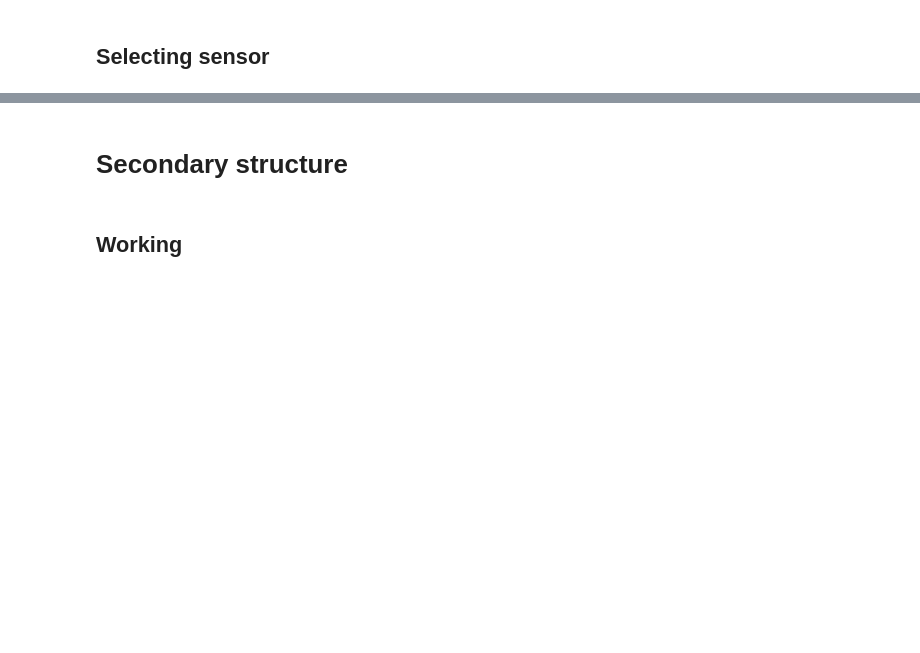
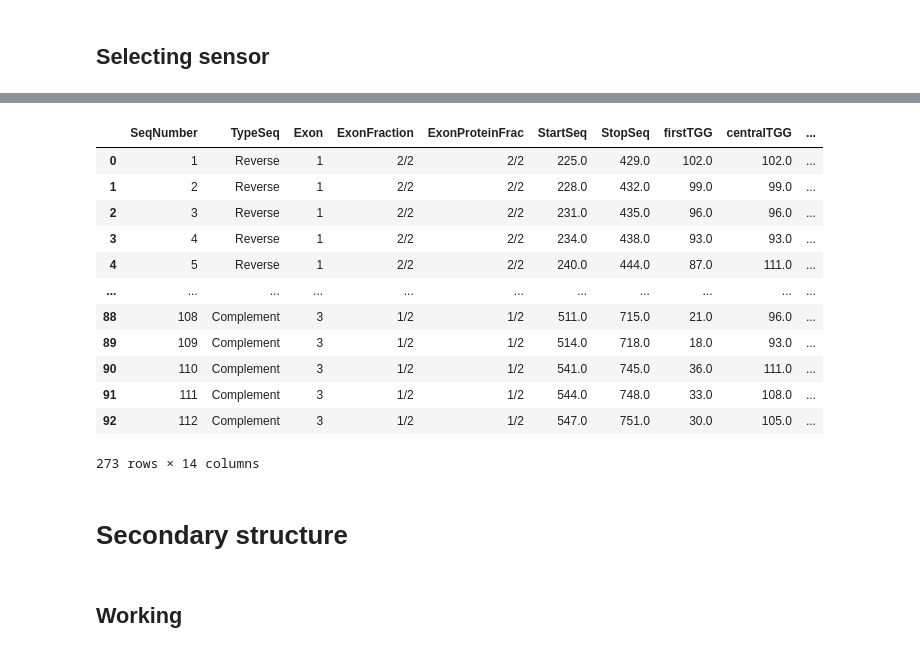
Before and after one commit to kehali-woldemichael/CellReadR, a Jupyter notebook: Jupyter/V11_BioPython.ipynb, the cells around one changed output, grey strips where cells are left out. Drawn from its saved outputs; the diff is of its cells as text; code cells hidden in the pictures; blank space fills up the shorter version.

```diff
--- a/Jupyter/V11_BioPython.ipynb
+++ b/Jupyter/V11_BioPython.ipynb
@@ -80,5 +84,5 @@ CDS
 # %%
-parameters = parameters_sesRNA(speciesName, geneName,  spliceVariant, 'Reverse', 204, 2, 0, 'None', 30, 70, 10, 20)
+parameters = parameters_sesRNA(speciesName, geneName,  spliceVariant, 'Both', 204, 2, 0, 'None', 30, 70, 10, 20)
 # %%
 parameters.print_parameters()
 # %% [output]
@@ -104,0 +104,16 @@ CDS[0].seq.count
+# %%
+all_sequenceMetrics
+# %% [output]
+|  | SeqNumber | TypeSeq | Exon | ExonFraction | ExonProteinFrac | StartSeq | StopSeq | firstTGG | centralTGG | ... |
+| 0 | 1 | Reverse | 1 | 2/2 | 2/2 | 225.0 | 429.0 | 102.0 | 102.0 | ... |
+| 1 | 2 | Reverse | 1 | 2/2 | 2/2 | 228.0 | 432.0 | 99.0 | 99.0 | ... |
+| 2 | 3 | Reverse | 1 | 2/2 | 2/2 | 231.0 | 435.0 | 96.0 | 96.0 | ... |
+| 3 | 4 | Reverse | 1 | 2/2 | 2/2 | 234.0 | 438.0 | 93.0 | 93.0 | ... |
+| 4 | 5 | Reverse | 1 | 2/2 | 2/2 | 240.0 | 444.0 | 87.0 | 111.0 | ... |
+| ... | ... | ... | ... | ... | ... | ... | ... | ... | ... | ... |
+| 88 | 108 | Complement | 3 | 1/2 | 1/2 | 511.0 | 715.0 | 21.0 | 96.0 | ... |
+| 89 | 109 | Complement | 3 | 1/2 | 1/2 | 514.0 | 718.0 | 18.0 | 93.0 | ... |
+| 90 | 110 | Complement | 3 | 1/2 | 1/2 | 541.0 | 745.0 | 36.0 | 111.0 | ... |
+| 91 | 111 | Complement | 3 | 1/2 | 1/2 | 544.0 | 748.0 | 33.0 | 108.0 | ... |
+| 92 | 112 | Complement | 3 | 1/2 | 1/2 | 547.0 | 751.0 | 30.0 | 105.0 | ... |
+273 rows × 14 columns
```
Also changed, not shown: parts of 12 cells of this notebook, 10 other files.
